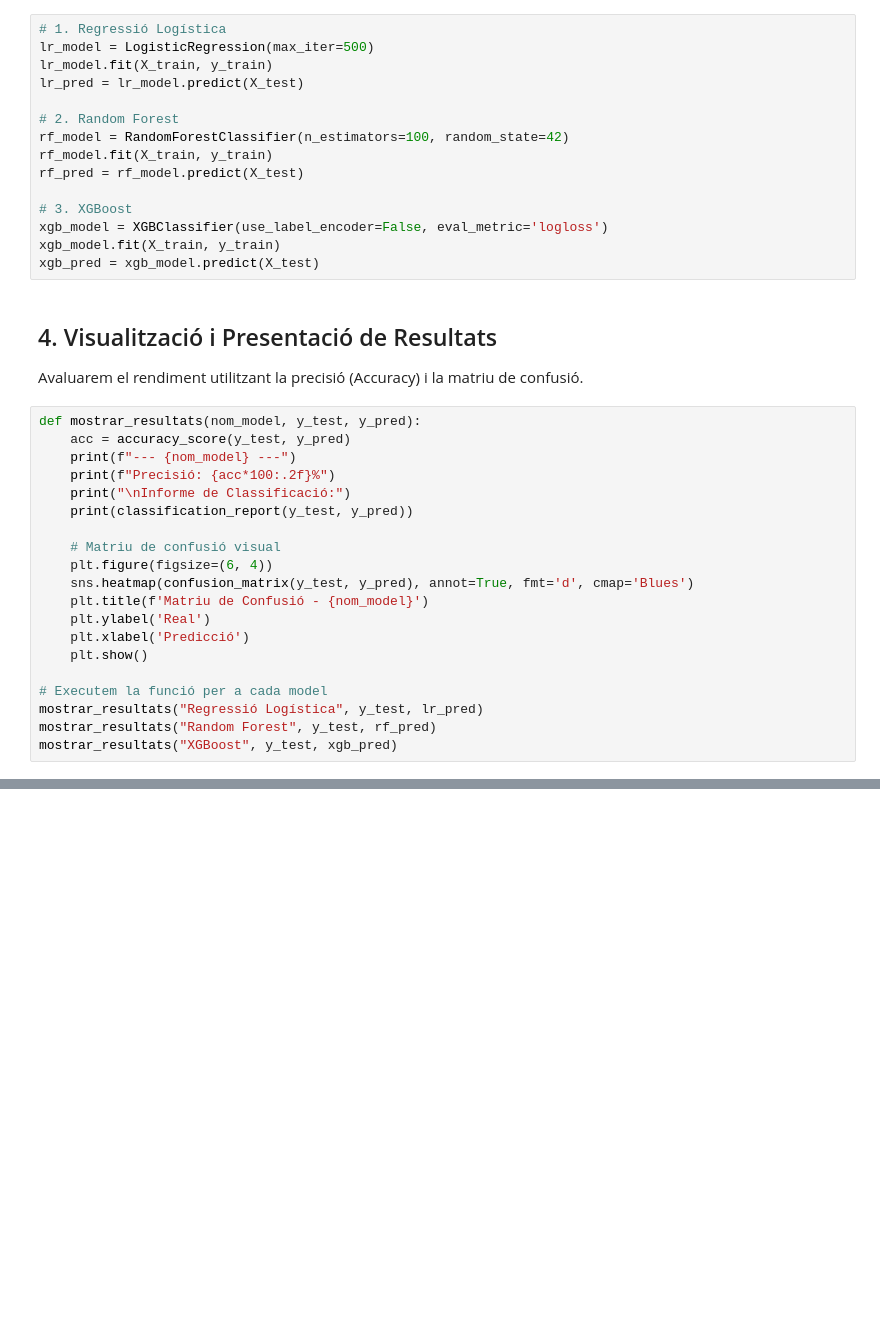
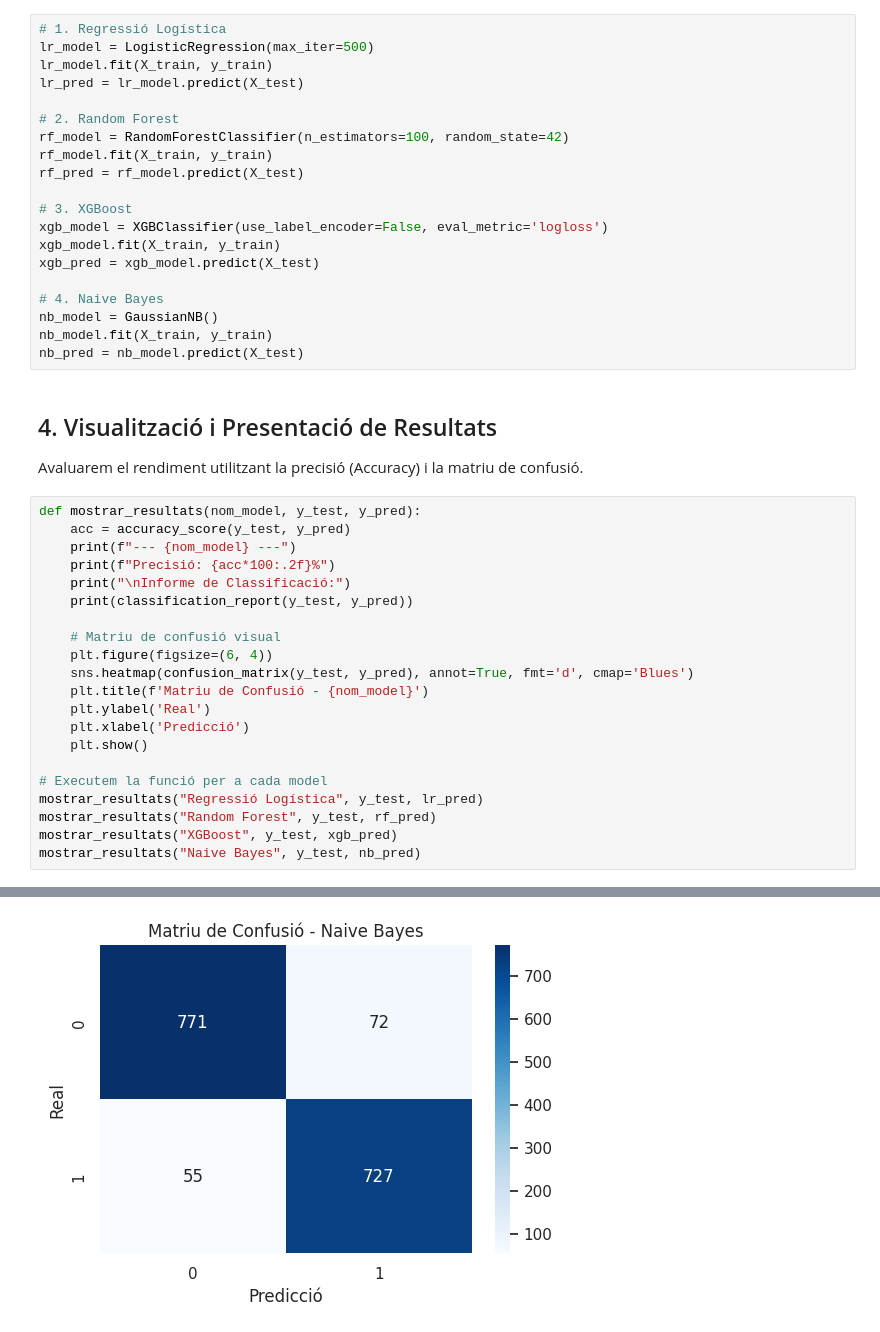
Before and after one commit to ferransogas/kaggle_mushroom_classification, a Jupyter notebook: mushroom-classification.ipynb, the cells around one changed output, grey strips where cells are left out. Saved outputs shown, nothing was run; the diff lists cells and outputs as text; blank space fills up the shorter version.

```diff
--- a/mushroom-classification.ipynb
+++ b/mushroom-classification.ipynb
@@ -242,6 +246,11 @@ rf_pred = rf_model.predict(X_test)
 xgb_model = XGBClassifier(use_label_encoder=False, eval_metric='logloss')
 xgb_model.fit(X_train, y_train)
 xgb_pred = xgb_model.predict(X_test)
+
+# 4. Naive Bayes
+nb_model = GaussianNB()
+nb_model.fit(X_train, y_train)
+nb_pred = nb_model.predict(X_test)
 # %% [markdown]
 ## 4. Visualització i Presentació de Resultats
 Avaluarem el rendiment utilitzant la precisió (Accuracy) i la matriu de confusió.
@@ -265,6 +274,7 @@ def mostrar_resultats(nom_model, y_test, y_pred):
 mostrar_resultats("Regressió Logística", y_test, lr_pred)
 mostrar_resultats("Random Forest", y_test, rf_pred)
 mostrar_resultats("XGBoost", y_test, xgb_pred)
+mostrar_resultats("Naive Bayes", y_test, nb_pred)
 # %% [output]
 --- Regressió Logística ---
 Precisió: 94.77%
@@ -307,0 +330 @@ weighted avg       1.00      1.00      1.00      1625
+[figure, added]
```
Also changed, not shown: parts of 13 cells of this notebook.
